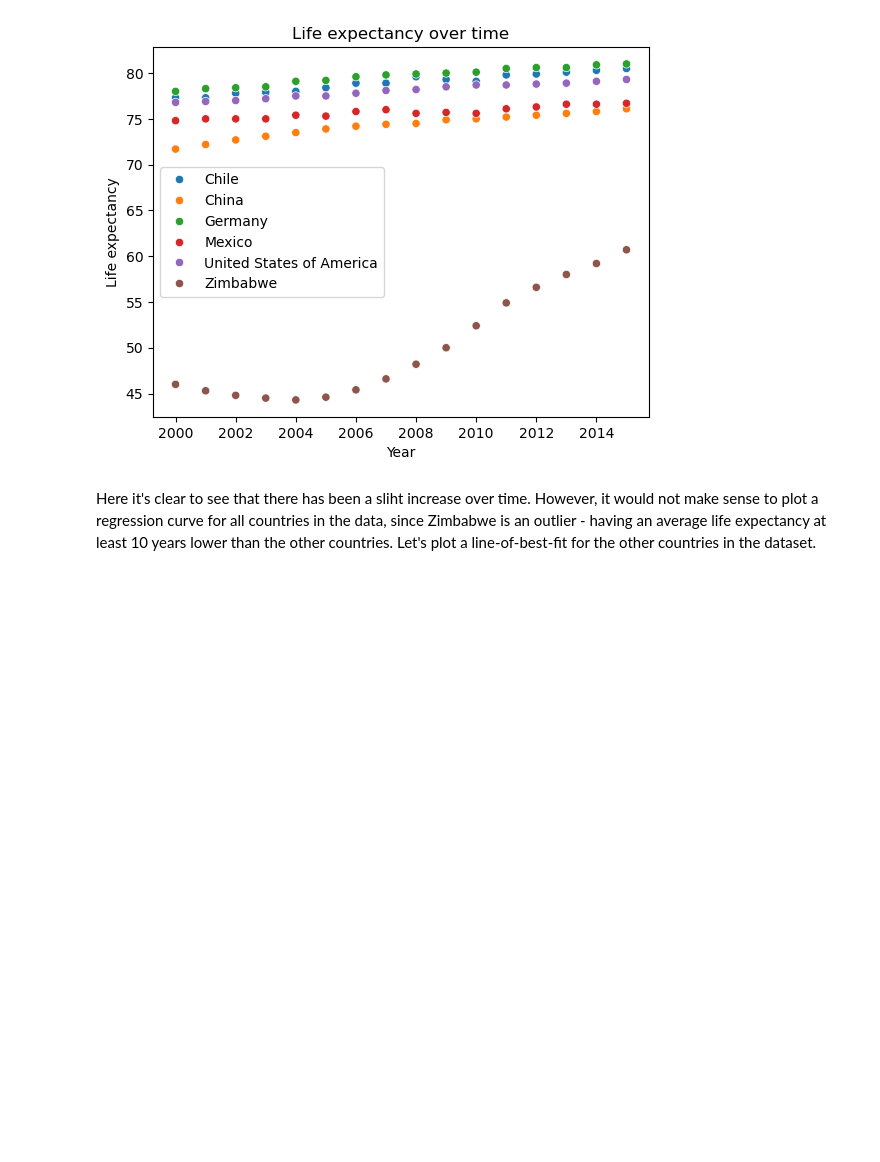
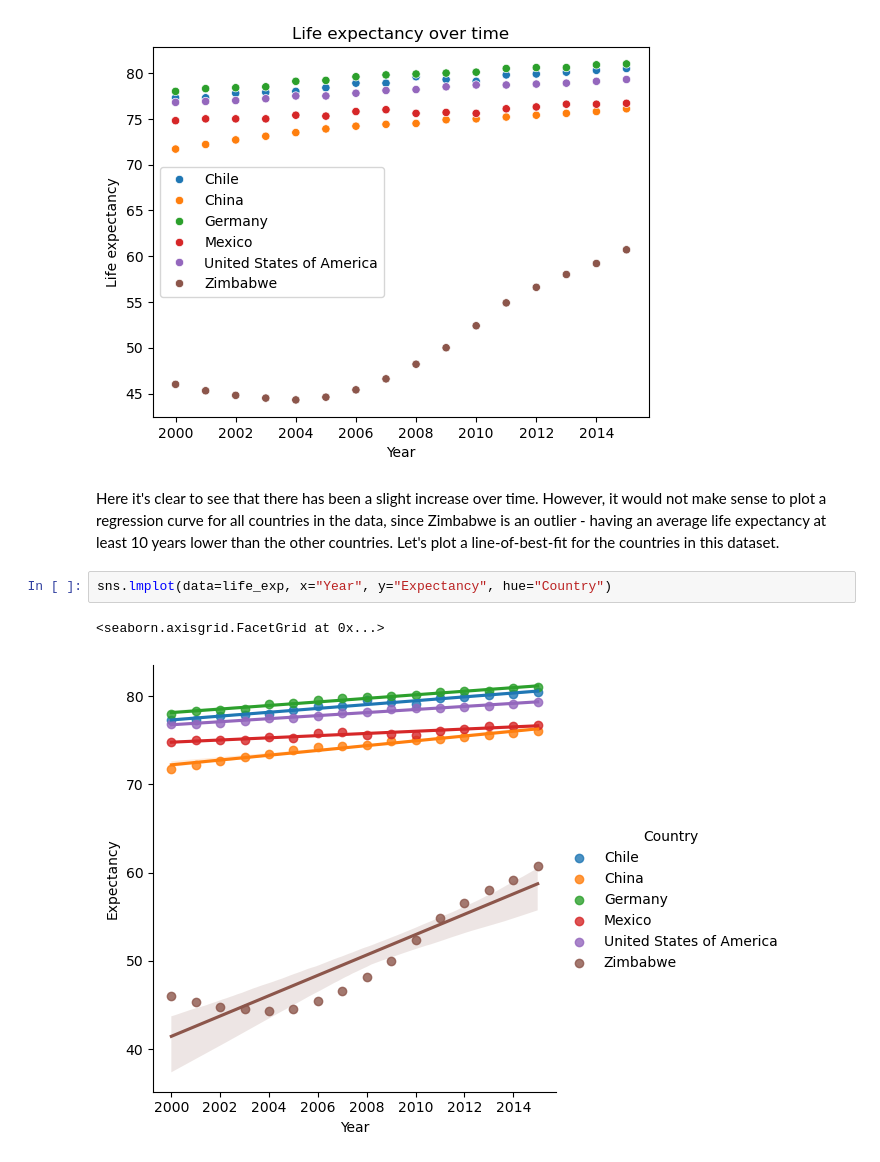
Before and after one commit to aedpluto/life-expectancy-gdp, a Jupyter notebook: life_expectancy_gdp.ipynb, the cells around one changed output. Saved outputs shown, nothing was run; the diff lists cells and outputs as text; blank space fills up the shorter version.

```diff
--- a/life_expectancy_gdp.ipynb
+++ b/life_expectancy_gdp.ipynb
@@ -64,4 +64,9 @@ plt.legend(loc=6)
 <matplotlib.legend.Legend at 0x...>
 [figure]
 # %% [markdown]
-Here it's clear to see that there has been a sliht increase over time. However, it would not make sense to plot a regression curve for all countries in the data, since Zimbabwe is an outlier - having an average life expectancy at least 10 years lower than the other countries. Let's plot a line-of-best-fit for the other countries in the dataset.
+Here it's clear to see that there has been a slight increase over time. However, it would not make sense to plot a regression curve for all countries in the data, since Zimbabwe is an outlier - having an average life expectancy at least 10 years lower than the other countries. Let's plot a line-of-best-fit for the countries in this dataset.
+# %%
+sns.lmplot(data=life_exp, x="Year", y="Expectancy", hue="Country")
+# %% [output]
+<seaborn.axisgrid.FacetGrid at 0x...>
+[figure, added]
```
Also changed, not shown: parts of 9 cells of this notebook.
